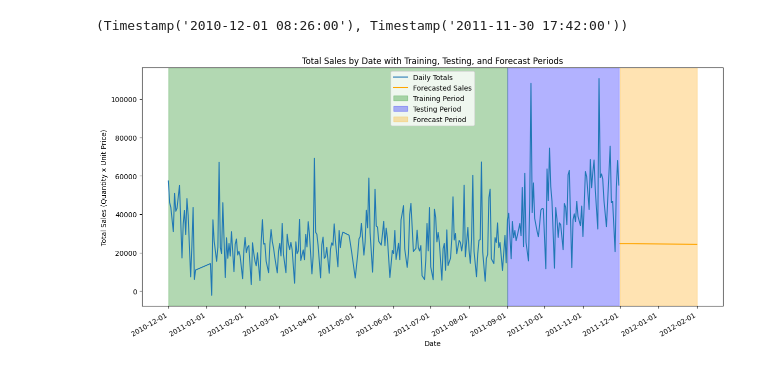
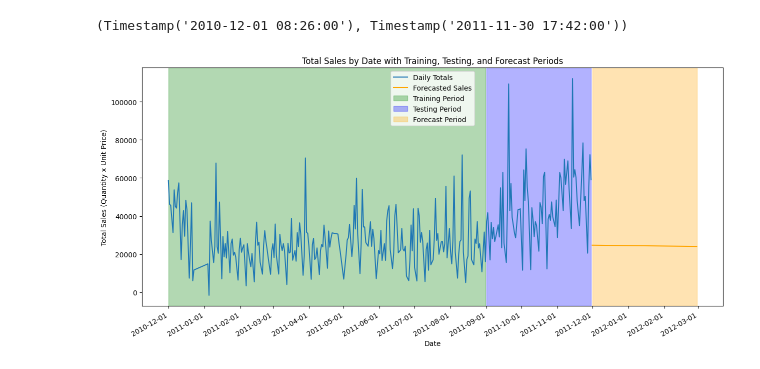
Before and after one commit to lavalliu/PortfolioProject, a Jupyter notebook: Python_Bootcamp/Week18_INTRO_DJANGO/HACKATHON/haka.ipynb, the cells around one changed output. Cells and saved outputs as stored; diff of their text form; code cells hidden in the pictures.

```diff
--- a/Python_Bootcamp/Week18_INTRO_DJANGO/HACKATHON/haka.ipynb
+++ b/Python_Bootcamp/Week18_INTRO_DJANGO/HACKATHON/haka.ipynb
@@ -61,4 +63,0 @@ See the caveats in the documentation: https://pandas.pydata.org/pandas-docs/stab
-# %%
-#SOME DESCRIPTION are EMPTY FILLING THEM FROM (similar) STOCK CODE WHICH HAVE DESCRIPTION
-description_dict = year_df.dropna().set_index('StockCode')['Description'].to_dict()
-year_df['Description']=year_df['StockCode'].map(description_dict).fillna(year_df['Description'])
@@ -71,18 +75,14 @@ See the caveats in the documentation: https://pandas.pydata.org/pandas-docs/stab
 # %%
 # data cleansing by removing below
 # stock code = S for samples
-# stock code = POST for POSTAGE
-# stock code = DOT for Dot com postage
 # stock code = B for Adjust bad debts
 # stock code = C2 for carriage
-# stock code = MBANK CHARGES for BANK CHARGES
-# stock code = AMAZON FEE for AMAZON FEE
-# stock code = CRUK for CRUK COMMISSION
 # description = throw away
 # description = unsaleable, destroyed
 # description = damages
 # unit price = 0
 
-year_df = year_df.drop(year_df[(year_df['StockCode'] == 'S') | (year_df['StockCode'] == 'BANK CHARGES') | (year_df['StockCode'] == 'DOT') | (year_df['UnitPrice'] == 0) | (year_df['StockCode'] == 'POST') | (year_df['StockCode'] == 'throw away') | (year_df['StockCode'] == 'CRUK') | (year_df['StockCode'] == 'C2') | (year_df['StockCode'] == 'BANK CHARGES') | (year_df['StockCode'] == 'AMAZON FEE')| (year_df['StockCode'] == 'damages') | (year_df['StockCode'] == 'B') | (year_df['StockCode'] == 'POST')].index)
+# I kept stock code M = Manual (not sure what Manual means though)
+year_df = year_df.drop(year_df[(year_df['StockCode'] == 'S') | (year_df['UnitPrice'] == 0) | (year_df['StockCode'] == 'throw away') | (year_df['StockCode'] == 'C2') | (year_df['StockCode'] == 'damages') | (year_df['StockCode'] == 'B')].index)
 year_df.head()
 # %% [output]
@@ -149,9 +132,9 @@ daily_totals.sort_index(inplace=True)
 # Convert index to numerical format for regression model
 daily_totals['Date_Num'] = daily_totals.index.map(mdates.date2num)
 
-# Define training period
+# Define training period with the first 9 months and then test for following 3 months (ratio 3:1)
 train_start = pd.to_datetime('2010-12-01')
-train_end = pd.to_datetime('2011-09-01')
+train_end = pd.to_datetime('2011-08-31')
 
 # Create a copy of the training data to avoid SettingWithCopyWarning
 train_data = daily_totals.loc[train_start:train_end].copy()
@@ -162,7 +145,7 @@ Y = daily_totals['Tot_amount']
 X_train = train_data[['Date_Num']].to_numpy()
 y_train = train_data['Tot_amount'].to_numpy()
 
-# Define testing period
+# Define testing period the 3 following months (using the ratio 3:1)
 test_start = pd.to_datetime('2011-09-01')
 test_end = pd.to_datetime('2011-11-30')
 test_data = daily_totals.loc[test_start:test_end]
@@ -170,33 +153,33 @@ X_test = test_data[['Date_Num']]
 y_test = test_data['Tot_amount']
 
 # Train the model
 model = LinearRegression()
 model.fit(X_train, y_train)
 
-# Predict future sales
+# Predict future sales for the next 3 months
 forecast_start = pd.to_datetime('2011-12-01')
-forecast_end = pd.to_datetime('2012-02-01')
+forecast_end = pd.to_datetime('2012-02-29')
 future_dates = pd.date_range(start=forecast_start, end=forecast_end)
 future_dates_num = mdates.date2num(future_dates)
 future_predictions = model.predict(future_dates_num.reshape(-1, 1))
 
 # Plotting the results
 plt.figure(figsize=(15, 7))
 plt.plot(daily_totals.index, daily_totals['Tot_amount'], linestyle='-', label='Daily Totals')
 plt.plot(future_dates, future_predictions, linestyle='-', color='orange', label='Forecasted Sales')
 plt.axvspan(train_start, train_end, color='green', alpha=0.3, label='Training Period')
 plt.axvspan(test_start, test_end, color='blue', alpha=0.3, label='Testing Period')
 plt.axvspan(forecast_start, forecast_end, color='orange', alpha=0.3, label='Forecast Period')
 
 # Format the x-axis to show dates clearly
 plt.gca().xaxis.set_major_formatter(mdates.DateFormatter('%Y-%m-%d'))
 plt.gca().xaxis.set_major_locator(mdates.MonthLocator())
 plt.gcf().autofmt_xdate()
 
 plt.title('Total Sales by Date with Training, Testing, and Forecast Periods')
 plt.xlabel('Date')
 plt.ylabel('Total Sales (Quantity x Unit Price)')
 plt.legend()
 plt.show()
 # %% [output]
-[figure, old version]
+[figure, new version]
```
Also changed, not shown: parts of 20 cells of this notebook, 4 other files.
